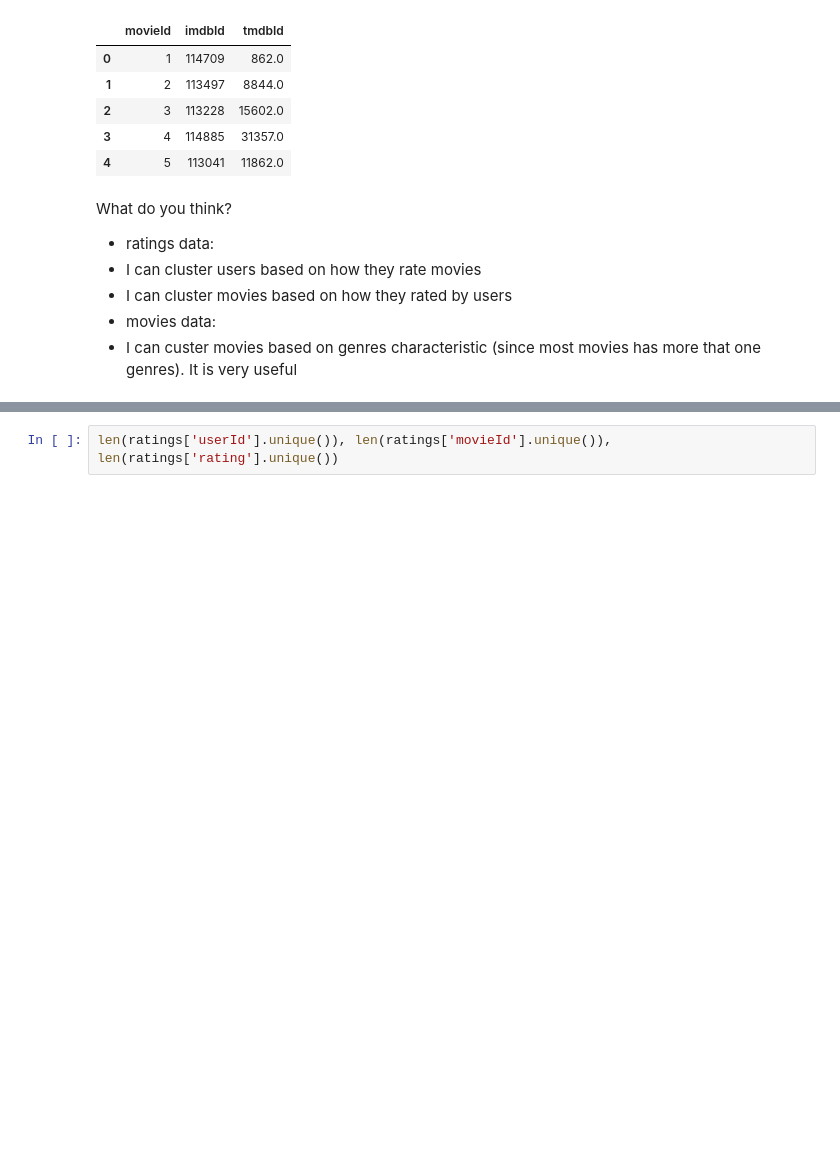
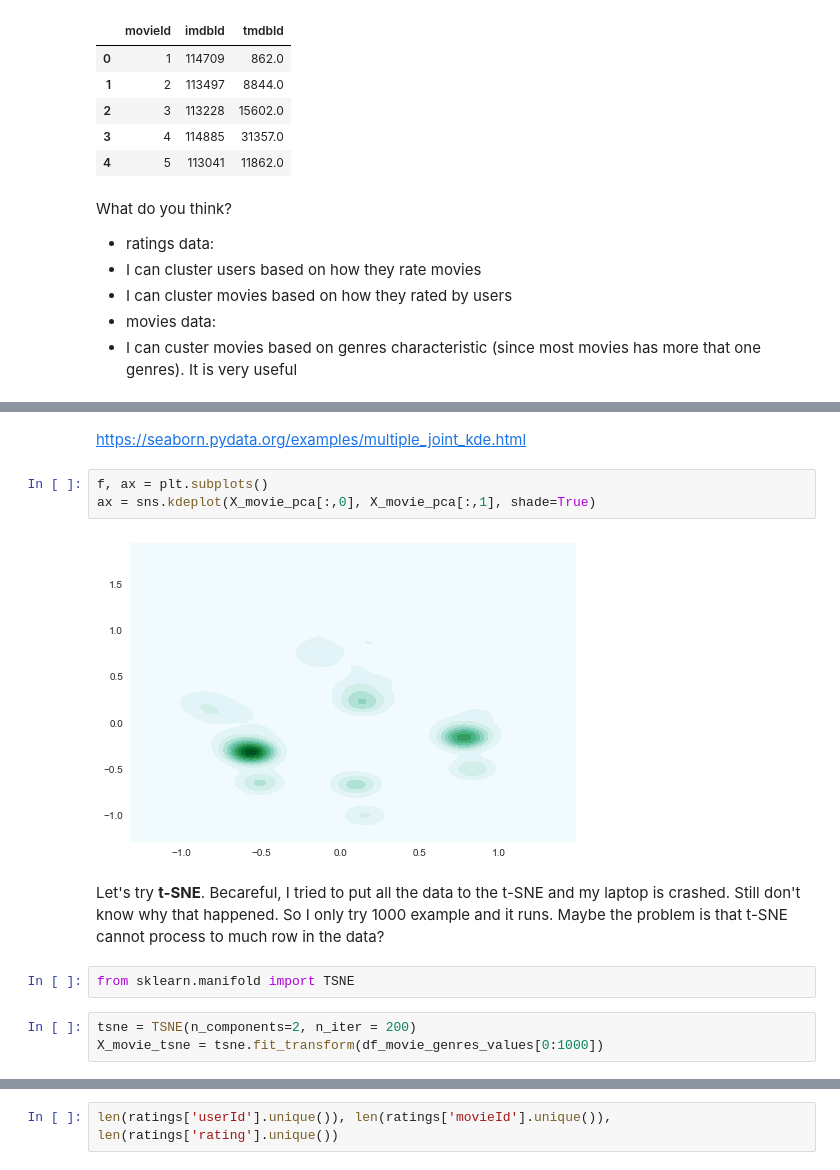
Before and after one commit to philogynic/notebooks, a Jupyter notebook: MovieLens.ipynb, the cells around one changed output, grey strips where cells are left out. Saved outputs shown, nothing was run; the diff lists cells and outputs as text; blank space fills up the shorter version.

```diff
--- a/MovieLens.ipynb
+++ b/MovieLens.ipynb
@@ -66,0 +235,14 @@ What do you think?
+# %% [markdown]
+https://seaborn.pydata.org/examples/multiple_joint_kde.html
+# %%
+f, ax = plt.subplots()
+ax = sns.kdeplot(X_movie_pca[:,0], X_movie_pca[:,1], shade=True)
+# %% [output]
+[figure, added]
+# %% [markdown]
+Let's try __t-SNE__. Becareful, I tried to put all the data to the t-SNE and my laptop is crashed. Still don't know why that happened. So I only try 1000 example and it runs. Maybe the problem is that t-SNE cannot process to much row in the data?
+# %%
+from sklearn.manifold import TSNE
+# %%
+tsne = TSNE(n_components=2, n_iter = 200)
+X_movie_tsne = tsne.fit_transform(df_movie_genres_values[0:1000])
```
Also changed, not shown: parts of 40 cells of this notebook.
